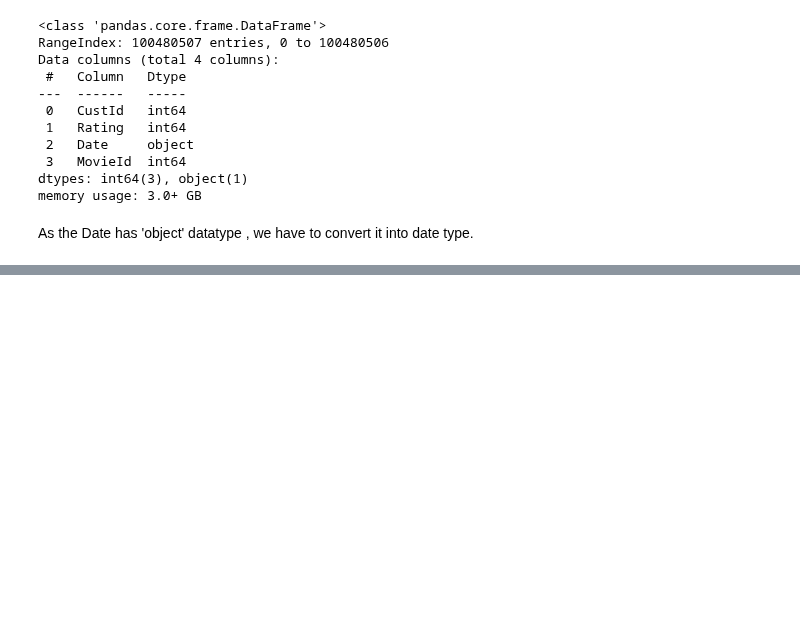
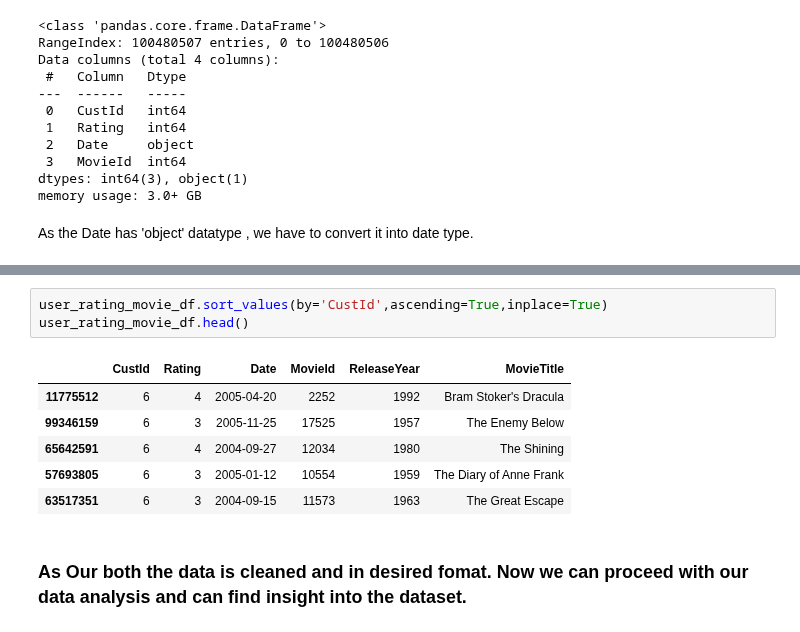
Before and after one commit to adityash97/DataScience, a Jupyter notebook: projects/netflix_data_analysis/pre_process.ipynb, the cells around one changed output, grey strips where cells are left out. Saved outputs shown, nothing was run; the diff lists cells and outputs as text; blank space fills up the shorter version.

```diff
--- a/projects/netflix_data_analysis/pre_process.ipynb
+++ b/projects/netflix_data_analysis/pre_process.ipynb
@@ -216,0 +379,12 @@ movie_df.head()
+# %%
+user_rating_movie_df.sort_values(by='CustId',ascending=True,inplace=True)
+user_rating_movie_df.head()
+# %% [output]
+|  | CustId | Rating | Date | MovieId | ReleaseYear | MovieTitle |
+| 11775512 | 6 | 4 | 2005-04-20 | 2252 | 1992 | Bram Stoker's Dracula |
+| 99346159 | 6 | 3 | 2005-11-25 | 17525 | 1957 | The Enemy Below |
+| 65642591 | 6 | 4 | 2004-09-27 | 12034 | 1980 | The Shining |
+| 57693805 | 6 | 3 | 2005-01-12 | 10554 | 1959 | The Diary of Anne Frank |
+| 63517351 | 6 | 3 | 2004-09-15 | 11573 | 1963 | The Great Escape |
+# %% [markdown]
+### As Our both the data is cleaned and in desired fomat. Now we can proceed with our data analysis and can find insight into the dataset.
```
Also changed, not shown: parts of 44 cells of this notebook.
